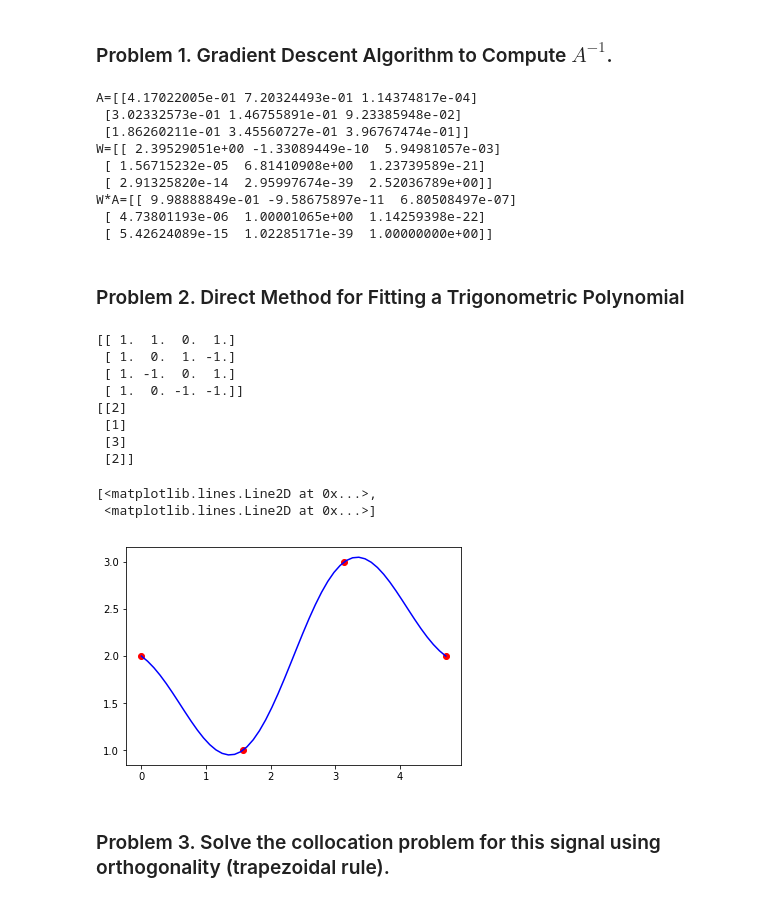
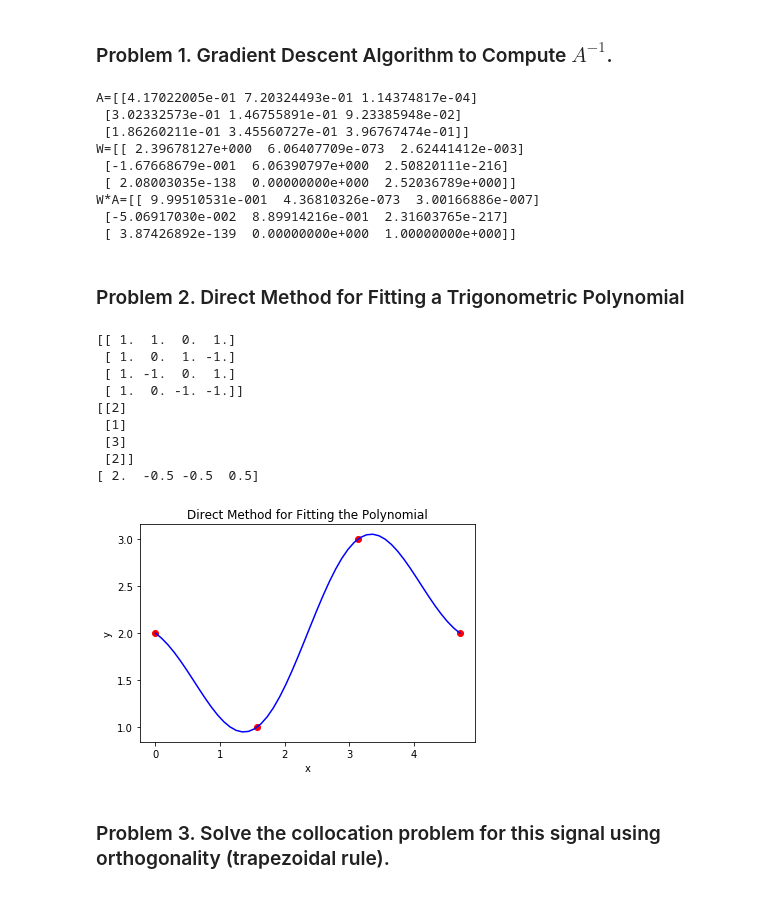
Before and after one commit to justinhood/Industrial-Math, a Jupyter notebook: Assignment 6/HW6 Hood.ipynb, the cells around one changed output. Saved outputs shown, nothing was run; the diff lists cells and outputs as text; code cells hidden in the pictures.

```diff
--- a/Assignment 6/HW6 Hood.ipynb
+++ b/Assignment 6/HW6 Hood.ipynb
@@ -36,7 +36,7 @@ eta, epochs = 2*step_size/3, 501
 error = []
 
 # Run Gradient Descent and Display the MSE
-for s in range(50):
+for s in range(epochs):
     etemp = []
     for k in range(n):
         W0=W[k].copy()
@@ -56,12 +56,12 @@ print('W*A={}'.format(W*A))
 A=[[4.17022005e-01 7.20324493e-01 1.14374817e-04]
  [3.02332573e-01 1.46755891e-01 9.23385948e-02]
  [1.86260211e-01 3.45560727e-01 3.96767474e-01]]
-W=[[ 2.39529051e+00 -1.33089449e-10  5.94981057e-03]
- [ 1.56715232e-05  6.81410908e+00  1.23739589e-21]
- [ 2.91325820e-14  2.95997674e-39  2.52036789e+00]]
-W*A=[[ 9.98888849e-01 -9.58675897e-11  6.80508497e-07]
- [ 4.73801193e-06  1.00001065e+00  1.14259398e-22]
- [ 5.42624089e-15  1.02285171e-39  1.00000000e+00]]
+W=[[ 2.39678127e+000  6.06407709e-073  2.62441412e-003]
+ [-1.67668679e-001  6.06390797e+000  2.50820111e-216]
+ [ 2.08003035e-138  0.00000000e+000  2.52036789e+000]]
+W*A=[[ 9.99510531e-001  4.36810326e-073  3.00166886e-007]
+ [-5.06917030e-002  8.89914216e-001  2.31603765e-217]
+ [ 3.87426892e-139  0.00000000e+000  1.00000000e+000]]
 # %% [markdown]
 ### Problem 2. Direct Method for Fitting a Trigonometric Polynomial
 # %%
@@ -69,36 +69,40 @@ x = np.array([0, np.pi/2, np.pi, 3*np.pi/2])
 y = np.array([2,1,3,2])
 A = np.zeros((4,4))
 #Make the coefficient matrix
 for i in range(0,4):
     for j in range(0,4):
         if(j==0):
             A[i][j] = 1
         elif(j==1):
             A[i][j] = int(np.cos(x[i]))
         elif(j==2):
             A[i][j] = int(np.sin(x[i]))
         else:
             A[i][j] = int(np.cos(2*x[i]))
 print(A)
 print(np.c_[y])
 #Solve for the coefficients
 C=np.linalg.solve(A,y)
+print(C)
 #Compute the function over the interval
 f = lambda x: C[0]+C[1]*np.cos(x)+C[2]*np.sin(x)+C[3]*np.cos(2*x)
 r=np.linspace(0,3*np.pi/2)
 plt.plot(x,y,'ro',r,f(r),'b')
+plt.xlabel("x")
+plt.ylabel("y")
+plt.title("Direct Method for Fitting the Polynomial")
+plt.savefig('2.png')
 # %% [output]
 [[ 1.  1.  0.  1.]
  [ 1.  0.  1. -1.]
  [ 1. -1.  0.  1.]
  [ 1.  0. -1. -1.]]
 [[2]
  [1]
  [3]
  [2]]
+[ 2.  -0.5 -0.5  0.5]
-[<matplotlib.lines.Line2D at 0x...>,
- <matplotlib.lines.Line2D at 0x...>]
-[figure, old version]
+[figure, new version]
 # %% [markdown]
 ### Problem 3. Solve the collocation problem for this signal using orthogonality (trapezoidal rule).
 # %%
```
Also changed, not shown: parts of 14 cells of this notebook, 16 other files.
